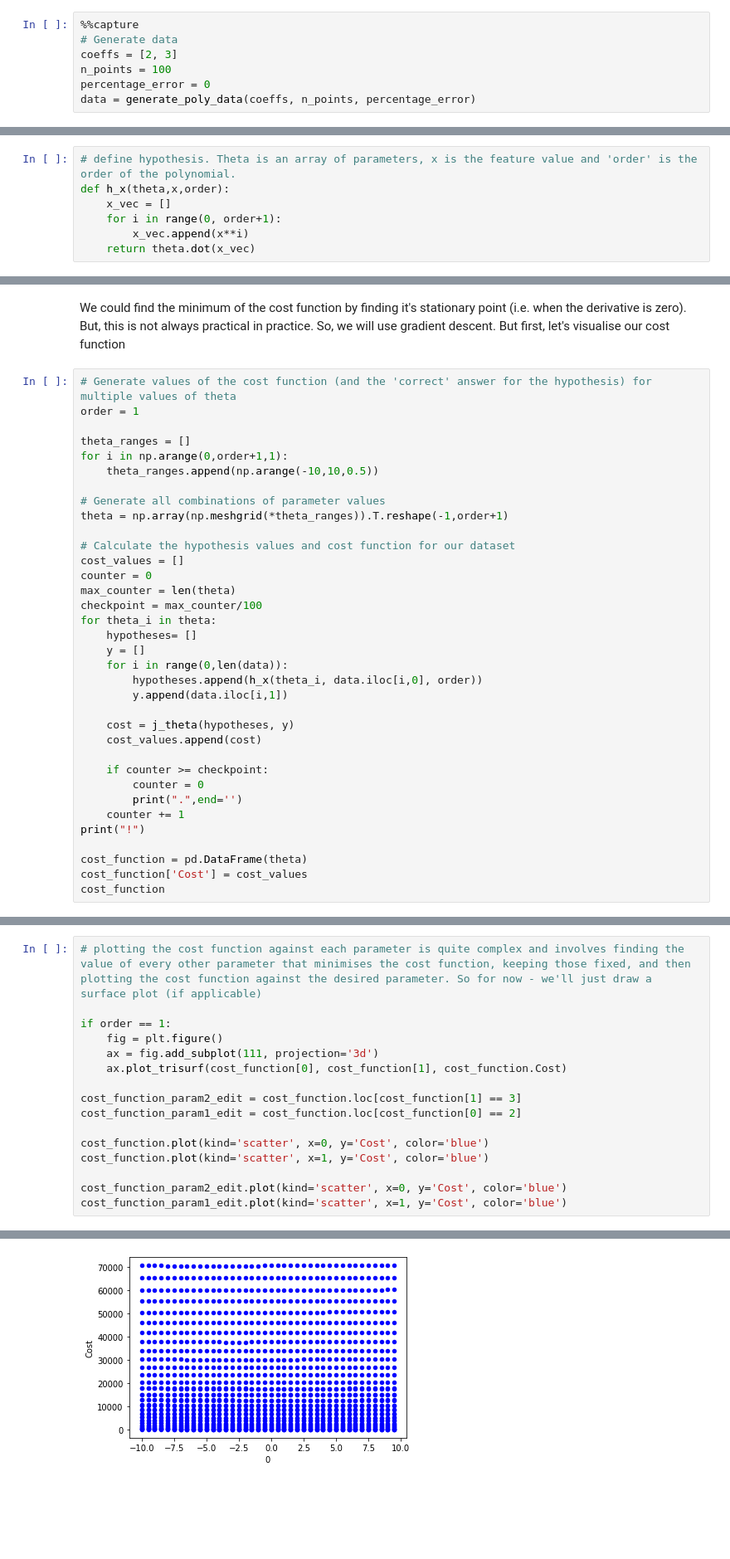
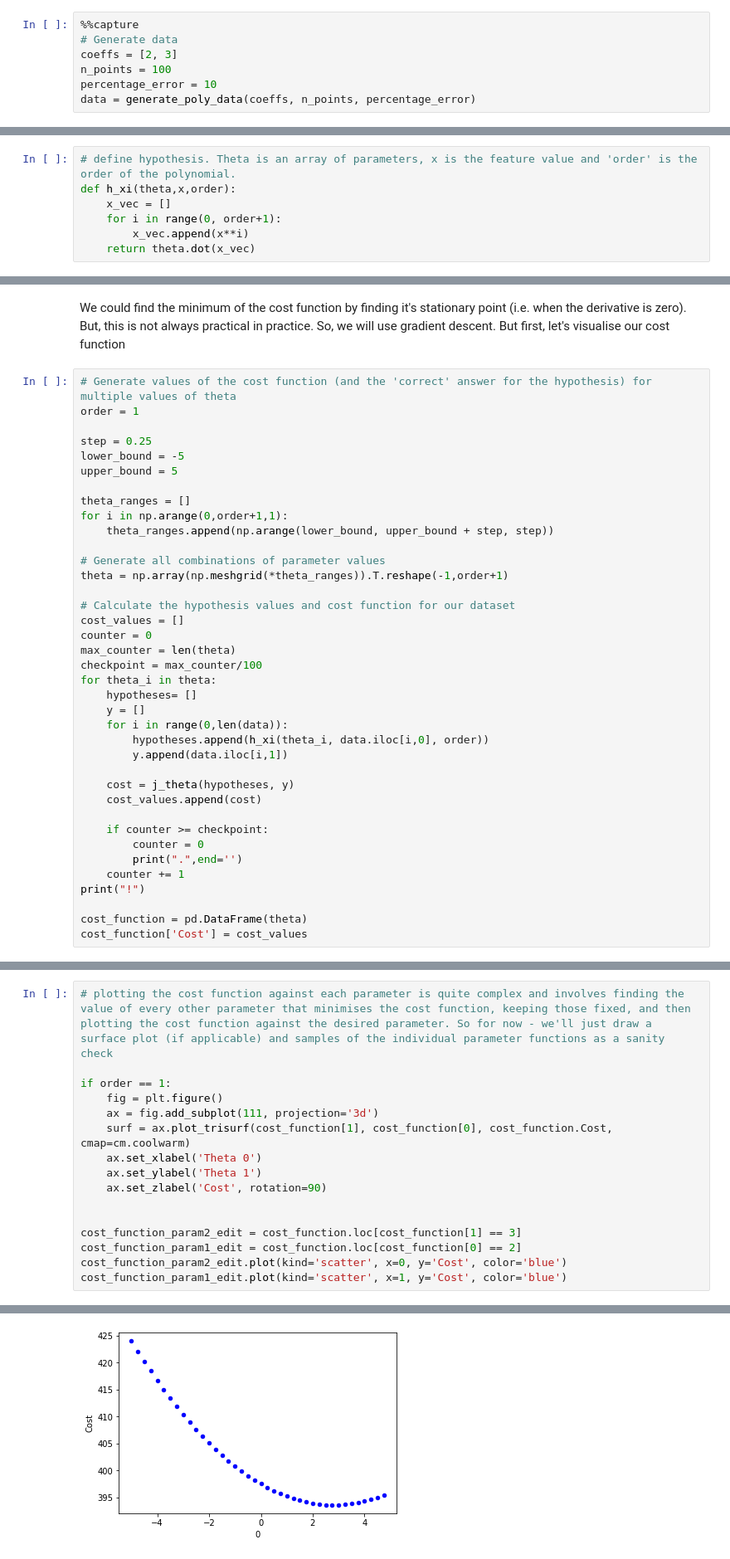
Before and after one commit to CameronSA/MachineLearning, a Jupyter notebook: LinearRegression/linear_regression.ipynb, the cells around one changed output, grey strips where cells are left out. Shown: that part at 83% size. Cells and saved outputs as stored; diff of their text form; blank space fills up the shorter version.

```diff
--- a/LinearRegression/linear_regression.ipynb
+++ b/LinearRegression/linear_regression.ipynb
@@ -15,7 +16,7 @@ import pandas as pd
 # Generate data
 coeffs = [2, 3]
 n_points = 100
-percentage_error = 0
+percentage_error = 10
 data = generate_poly_data(coeffs, n_points, percentage_error)
 # %%
 # plot data
@@ -29,7 +30,7 @@ data.plot(kind='scatter', x='x', y='y', color='blue')
 Now that we have some sample data to fit, lets build the algorithm. We start by defining a hypothesis function $h_\theta(x) = \theta_0 + \sum_{i=1}^n{\theta_ix^i}$ where $x$ is our feature (in this case we only have one feature), $\theta$ is a parameter vector (since we only have 1 feature, $\theta$ is 1D), and n is the order of the polynomial function we think our data follows. The idea is to optimise $\theta$ such that our fit is the fit that is closest to all of our datapoints. In other words, we need to minimise the squared error cost function: $J(\theta) = \frac{1}{2m}\sum_{i=1}^m{(h_\theta(x^i)-y^i)^2} $ where $m$ is the number of training examples, and $i$ represents the $i$th example..
 # %%
 # define hypothesis. Theta is an array of parameters, x is the feature value and 'order' is the order of the polynomial.
-def h_x(theta,x,order):
+def h_xi(theta,x,order):
     x_vec = []
     for i in range(0, order+1):
         x_vec.append(x**i)
@@ -48,9 +49,13 @@ We could find the minimum of the cost function by finding it's stationary point
 # Generate values of the cost function (and the 'correct' answer for the hypothesis) for multiple values of theta
 order = 1
 
+step = 0.25
+lower_bound = -5
+upper_bound = 5
+
 theta_ranges = []
 for i in np.arange(0,order+1,1):
-    theta_ranges.append(np.arange(-10,10,0.5))
+    theta_ranges.append(np.arange(lower_bound, upper_bound + step, step))
 
 # Generate all combinations of parameter values
 theta = np.array(np.meshgrid(*theta_ranges)).T.reshape(-1,order+1)
@@ -64,7 +69,7 @@ for theta_i in theta:
     hypotheses= []
     y = []
     for i in range(0,len(data)):
-        hypotheses.append(h_x(theta_i, data.iloc[i,0], order))
+        hypotheses.append(h_xi(theta_i, data.iloc[i,0], order))
         y.append(data.iloc[i,1])
 
     cost = j_theta(hypotheses, y)
@@ -78,5 +83,4 @@ print("!")
 
 cost_function = pd.DataFrame(theta)
 cost_function['Cost'] = cost_values
-cost_function
 # %% [output]
@@ -97,17 +88,17 @@ cost_function
 # %%
-# plotting the cost function against each parameter is quite complex and involves finding the value of every other parameter that minimises the cost function, keeping those fixed, and then plotting the cost function against the desired parameter. So for now - we'll just draw a surface plot (if applicable)
+# plotting the cost function against each parameter is quite complex and involves finding the value of every other parameter that minimises the cost function, keeping those fixed, and then plotting the cost function against the desired parameter. So for now - we'll just draw a surface plot (if applicable) and samples of the individual parameter functions as a sanity check
 
 if order == 1:
     fig = plt.figure()
     ax = fig.add_subplot(111, projection='3d')
-    ax.plot_trisurf(cost_function[0], cost_function[1], cost_function.Cost)
+    surf = ax.plot_trisurf(cost_function[1], cost_function[0], cost_function.Cost, cmap=cm.coolwarm)
+    ax.set_xlabel('Theta 0')
+    ax.set_ylabel('Theta 1')
+    ax.set_zlabel('Cost', rotation=90)
+
 
 cost_function_param2_edit = cost_function.loc[cost_function[1] == 3]
 cost_function_param1_edit = cost_function.loc[cost_function[0] == 2]
-
-cost_function.plot(kind='scatter', x=0, y='Cost', color='blue')
-cost_function.plot(kind='scatter', x=1, y='Cost', color='blue')
-
 cost_function_param2_edit.plot(kind='scatter', x=0, y='Cost', color='blue')
 cost_function_param1_edit.plot(kind='scatter', x=1, y='Cost', color='blue')
 # %% [output]
@@ -116 +107 @@ cost_function_param1_edit.plot(kind='scatter', x=1, y='Cost', color='blue')
-[figure, old version]
+[figure, new version]
```
Also changed, not shown: parts of 6 cells of this notebook.
